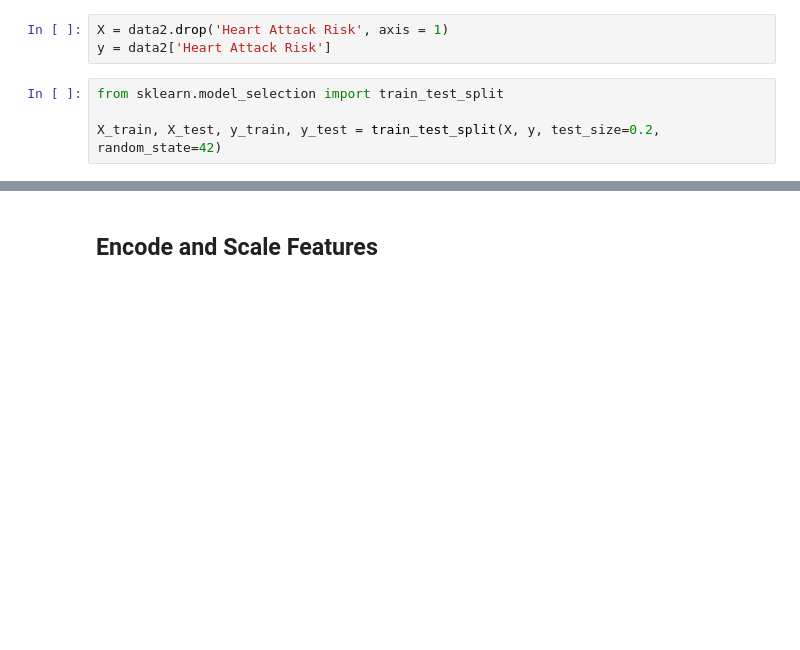
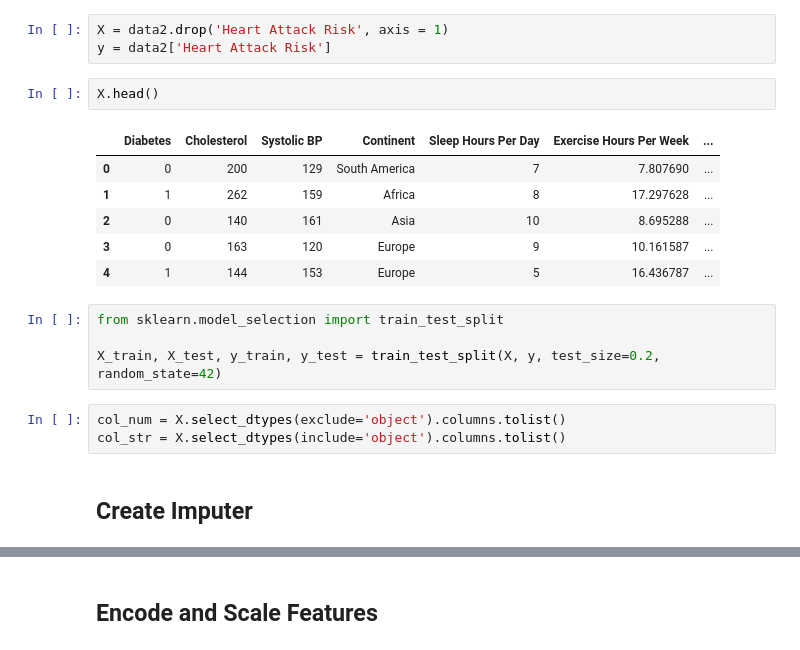
Before and after one commit to thassung/AIT_cp2023, a Jupyter notebook: main.ipynb, the cells around one changed output, grey strips where cells are left out. Drawn from its saved outputs; the diff is of its cells as text; blank space fills up the shorter version.

```diff
--- a/main.ipynb
+++ b/main.ipynb
@@ -627,7 +634,21 @@ data2 = data2[['Heart Attack Risk','Diabetes', 'Cholesterol', 'Systolic BP', 'Co
 # %%
 X = data2.drop('Heart Attack Risk', axis = 1)
 y = data2['Heart Attack Risk']
+# %%
+X.head()
+# %% [output]
+|  | Diabetes | Cholesterol | Systolic BP | Continent | Sleep Hours Per Day | Exercise Hours Per Week | ... |
+| 0 | 0 | 200 | 129 | South America | 7 | 7.807690 | ... |
+| 1 | 1 | 262 | 159 | Africa | 8 | 17.297628 | ... |
+| 2 | 0 | 140 | 161 | Asia | 10 | 8.695288 | ... |
+| 3 | 0 | 163 | 120 | Europe | 9 | 10.161587 | ... |
+| 4 | 1 | 144 | 153 | Europe | 5 | 16.436787 | ... |
 # %%
 from sklearn.model_selection import train_test_split
 
 X_train, X_test, y_train, y_test = train_test_split(X, y, test_size=0.2, random_state=42)
+# %%
+col_num = X.select_dtypes(exclude='object').columns.tolist()
+col_str = X.select_dtypes(include='object').columns.tolist()
+# %% [markdown]
+## Create Imputer
```
Also changed, not shown: parts of 5 cells of this notebook, 7 other files.
